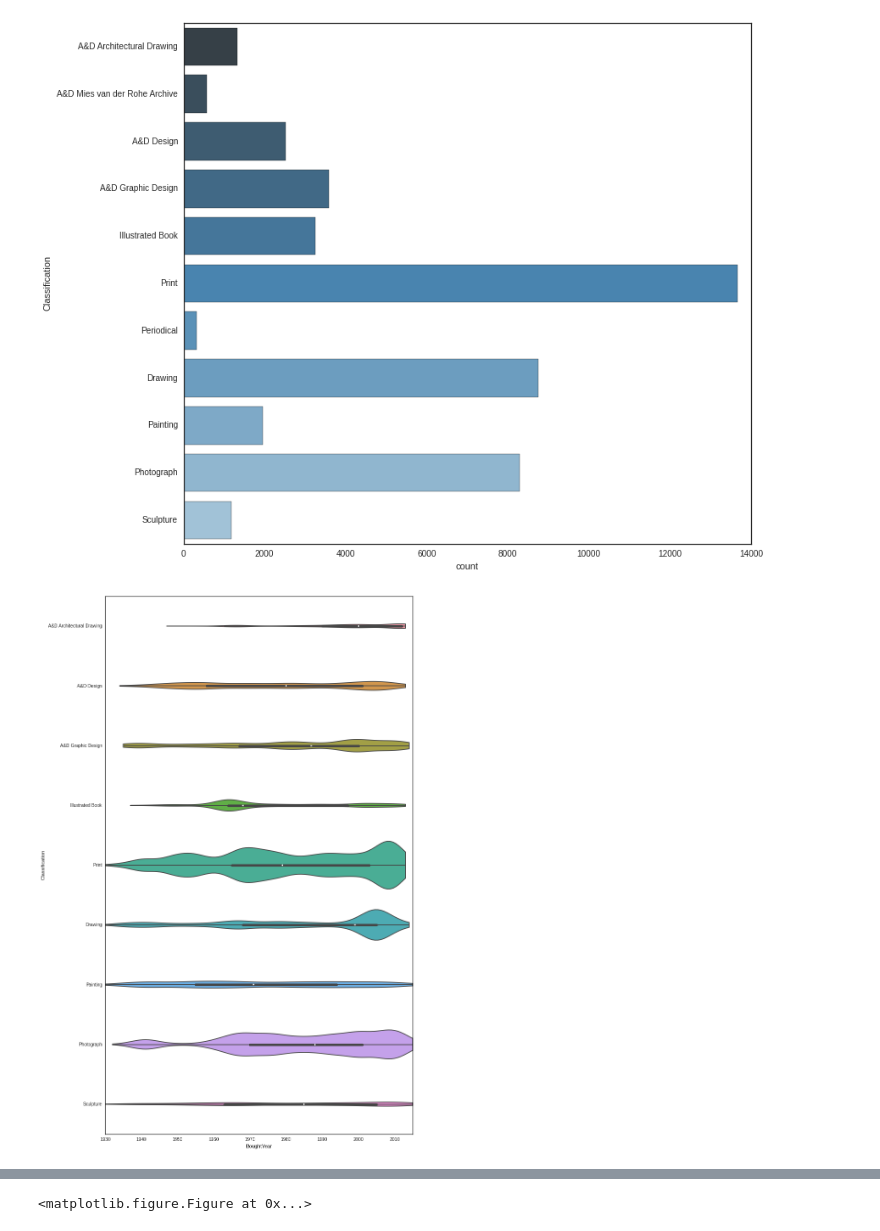
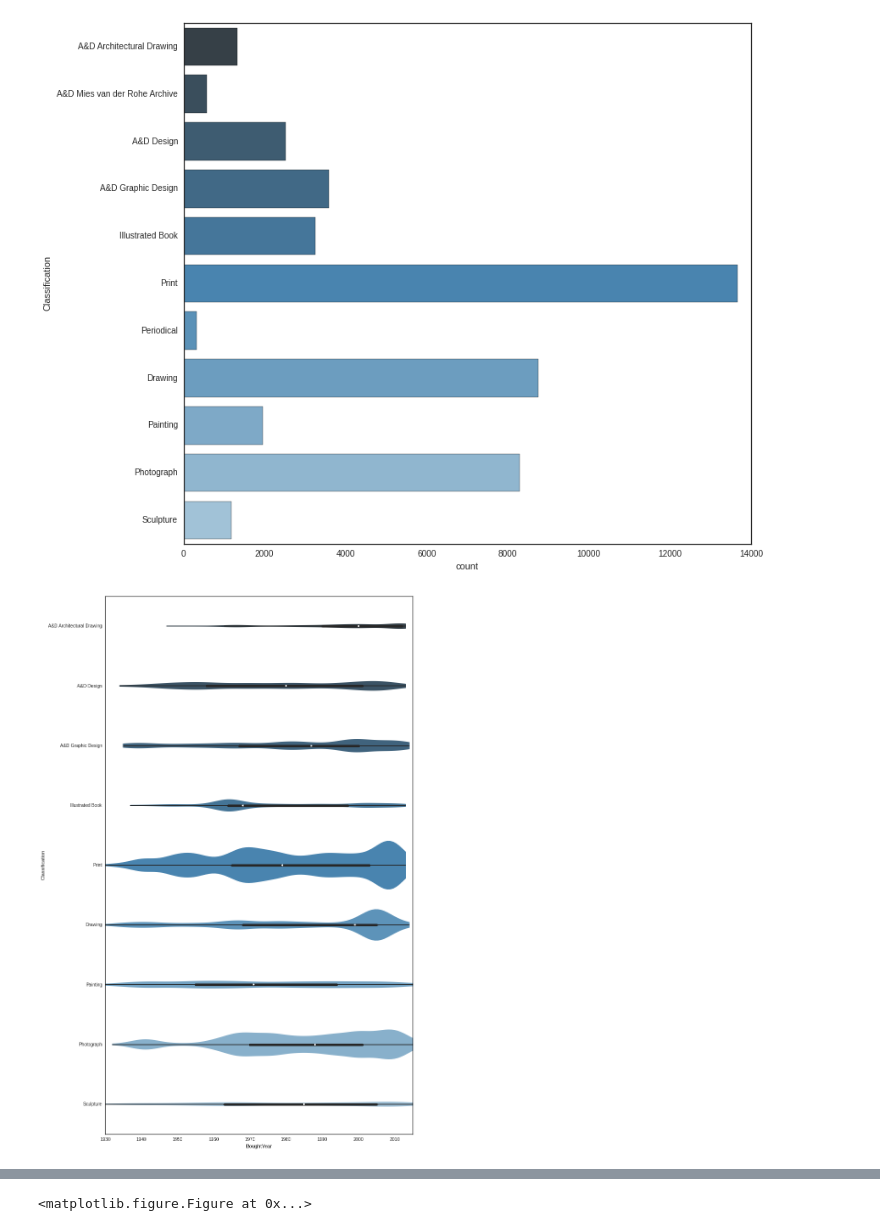
Before and after one commit to Kintaro/datascience, a Jupyter notebook: Artworks/ArtCollection.ipynb, the cells around one changed output, grey strips where cells are left out. Saved outputs shown, nothing was run; the diff lists cells and outputs as text; code cells hidden in the pictures.

```diff
--- a/Artworks/ArtCollection.ipynb
+++ b/Artworks/ArtCollection.ipynb
@@ -156,14 +156,14 @@ plt.show()
 # %%
 counts = [k for k, v in dict(data.Classification.value_counts()).items() if v > 1000]
 
 plt.figure(figsize=(12,21))
 g = sns.violinplot(x="BoughtYear", y="Classification",
                    data=data[data.Classification.isin(counts)],
-                   scale='count', cut=0, bw='scott');
+                   scale='count', cut=0, bw='scott', palette="Blues_d");
 g.set_xlim([1930, 2015])
 plt.show()
 # %% [output]
-[figure, old version]
+[figure, new version]
 # %%
 plt.figure(figsize=(12,11))
 g = sns.countplot(x="CuratorApproved", data=raw_data, palette="Blues_d")
```
Also changed, not shown: parts of 2 cells of this notebook.
